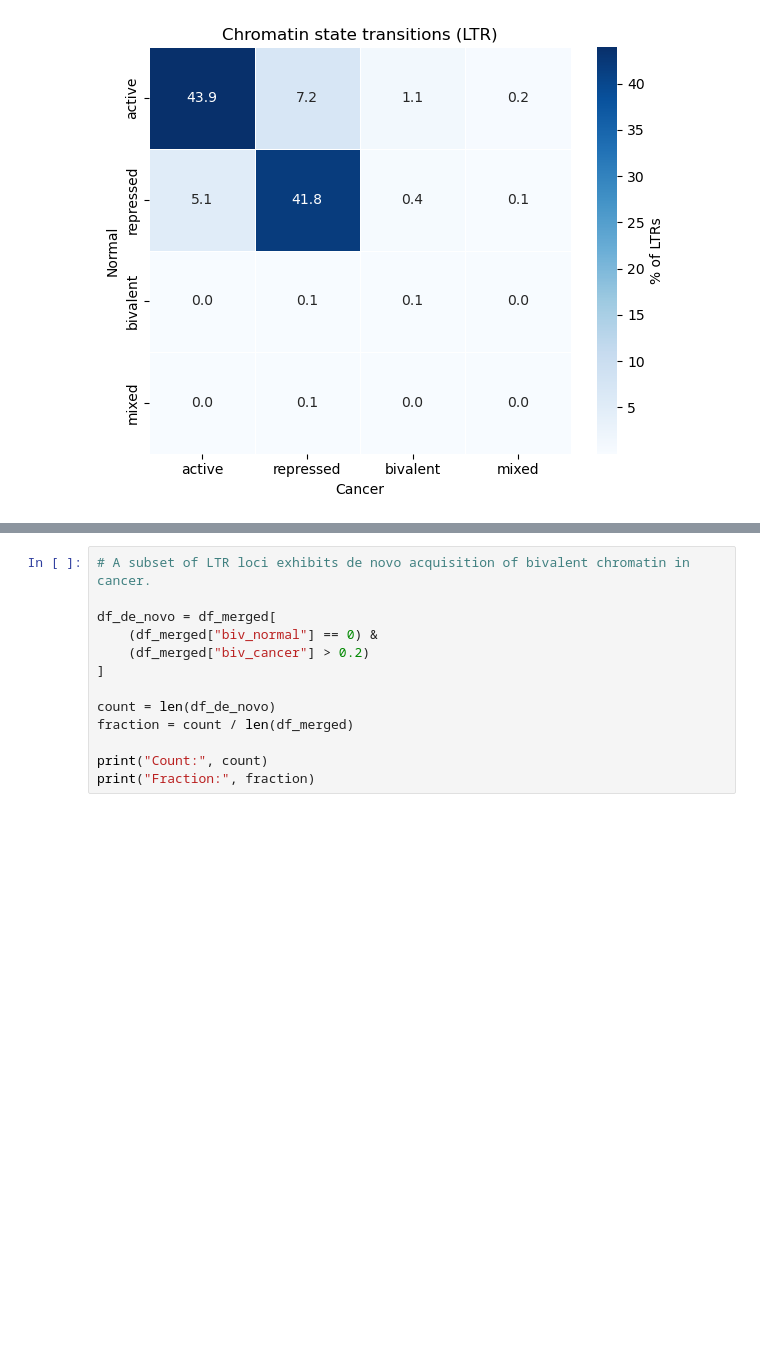
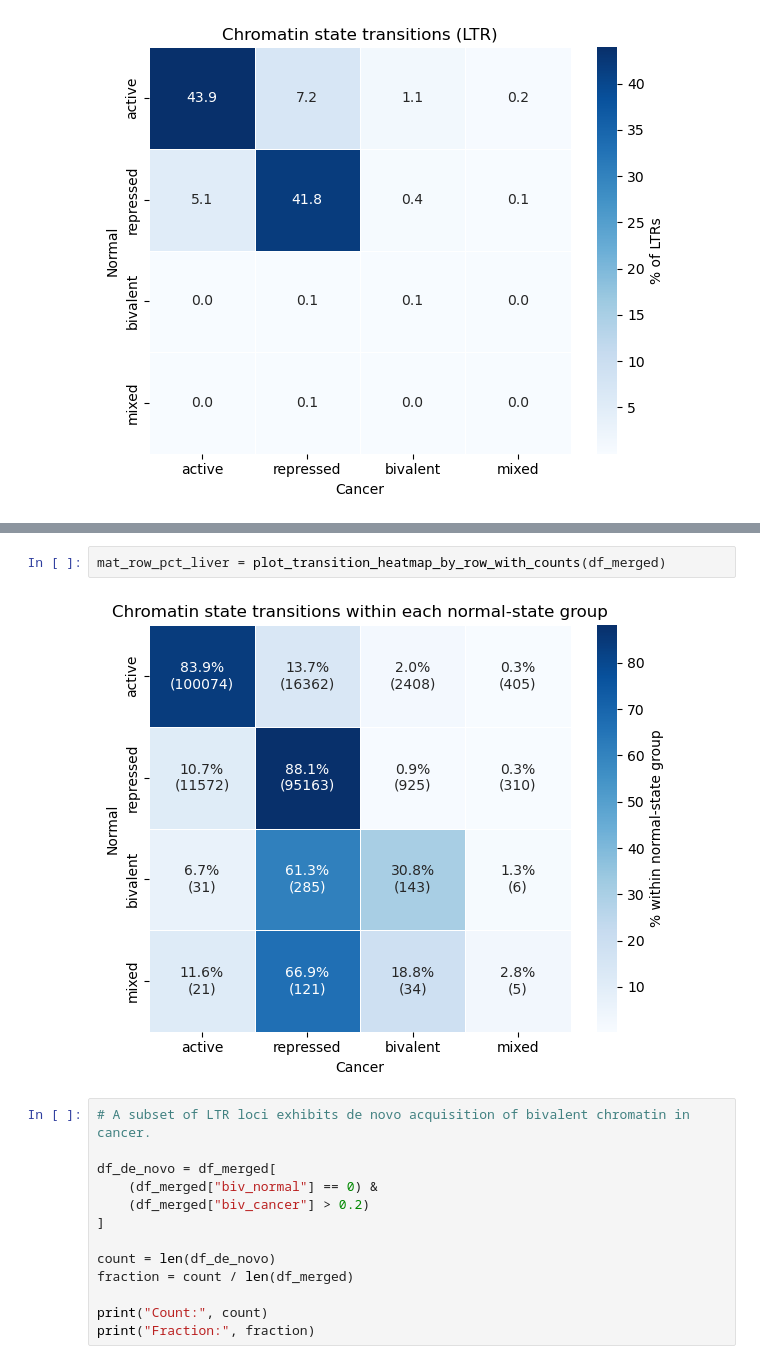
Before and after one commit to caocao0525/HERV, a Jupyter notebook: herv_util_test.ipynb, the cells around one changed output, grey strips where cells are left out. Saved outputs shown, nothing was run; the diff lists cells and outputs as text; blank space fills up the shorter version.

```diff
--- a/herv_util_test.ipynb
+++ b/herv_util_test.ipynb
@@ -579,3 +610,7 @@ mat_pct = plot_transition_heatmap(df_merged, cmap="Blues")
+# %%
+mat_row_pct_liver = plot_transition_heatmap_by_row_with_counts(df_merged)
+# %% [output]
+[figure, added]
 # %%
 # A subset of LTR loci exhibits de novo acquisition of bivalent chromatin in cancer.
 
```
Also changed, not shown: parts of 10 cells of this notebook.
